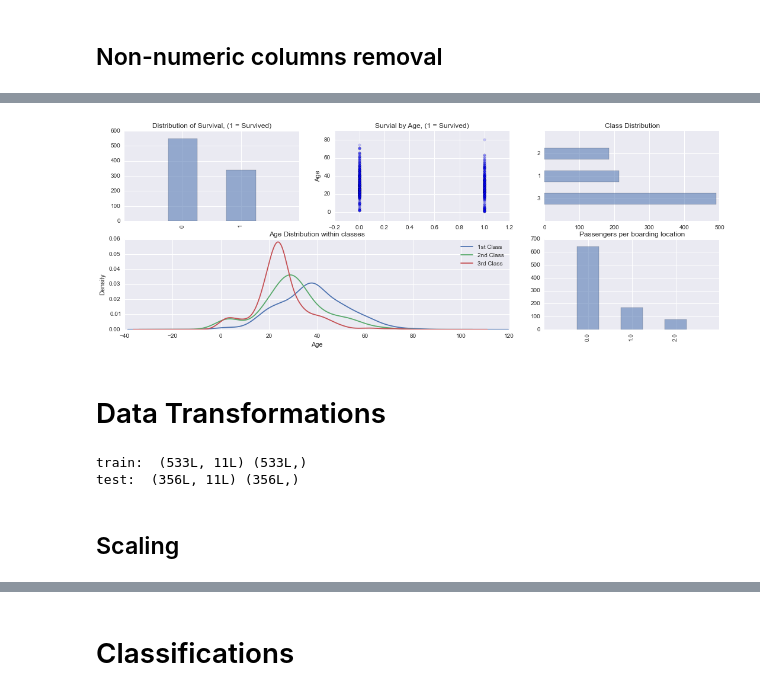
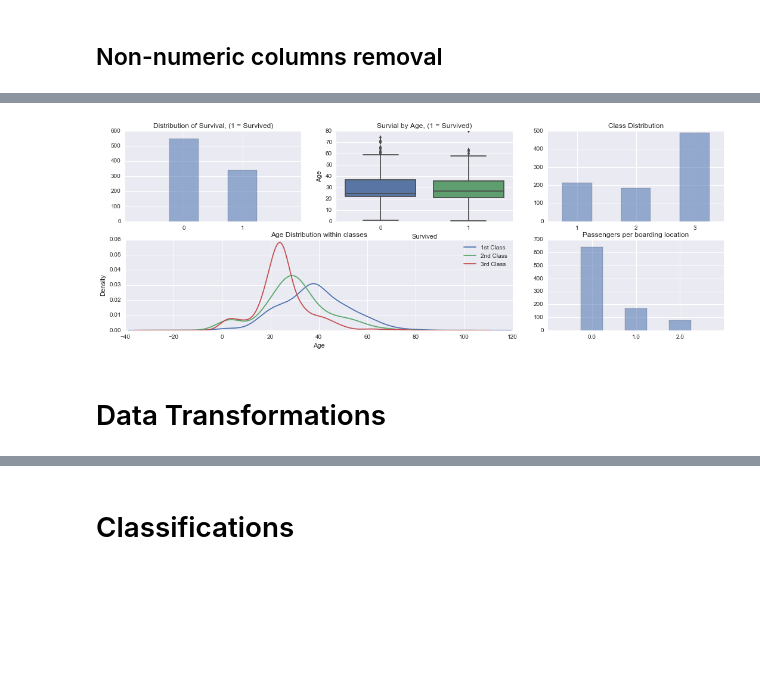
Before and after one commit to Lukiz/k_sinking_ship, a Jupyter notebook: sinking_ship.ipynb, the cells around one changed output, grey strips where cells are left out. Saved outputs shown, nothing was run; the diff lists cells and outputs as text; code cells hidden in the pictures; blank space fills up the shorter version.

```diff
--- a/sinking_ship.ipynb
+++ b/sinking_ship.ipynb
@@ -204,7 +165,9 @@ f.tight_layout();
 # %%
+# Data visualization
+
 # specifies the parameters of our graphs
 fig = plt.figure(figsize=(18,6), dpi=1600)
-alpha=alpha_scatterplot = 0.2
+alpha=alpha_scatterplot = 0.1
 alpha_bar_chart = 0.55
 
 # lets us plot many diffrent shaped graphs together
@@ -213,40 +176,43 @@ ax1 = plt.subplot2grid((2,3),(0,0))
 train.Survived.value_counts().plot(kind='bar', alpha=alpha_bar_chart)
 # this nicely sets the margins in matplotlib to deal with a recent bug 1.3.1
 ax1.set_xlim(-1, 2)
+plt.xticks(rotation=0)
 # puts a title on our graph
 plt.title("Distribution of Survival, (1 = Survived)")
 
 plt.subplot2grid((2,3),(0,1))
-plt.scatter(train.Survived, train.AgeFill, alpha=alpha_scatterplot)
+sns.boxplot(x='Survived', y='AgeFill', data=train[['Survived', 'AgeFill']])
+#plt.scatter(train.Survived, train.AgeFill, alpha=alpha_scatterplot)
 # sets the y axis lablea
 plt.ylabel("Age")
 # formats the grid line style of our graphs
 plt.grid(b=True, which='major', axis='y')
 plt.title("Survial by Age, (1 = Survived)")
 
 ax3 = plt.subplot2grid((2,3),(0,2))
-train.Pclass.value_counts().plot(kind="barh", alpha=alpha_bar_chart)
-ax3.set_ylim(-1, len(train.Pclass.value_counts()))
+train.Pclass.value_counts(sort=False).plot(kind="bar", alpha=alpha_bar_chart)
+plt.xticks(rotation=0)
 plt.title("Class Distribution")
 
 ax4 = plt.subplot2grid((2,3),(1,0), colspan=2)
 # plots a kernel desnsity estimate of the subset of the 1st class passanges's age
 train.AgeFill[train.Pclass == 1].plot(kind='kde', ax=ax4)
 train.AgeFill[train.Pclass == 2].plot(kind='kde', ax=ax4)
 train.AgeFill[train.Pclass == 3].plot(kind='kde', ax=ax4)
 # plots an axis lable
 ax4.set_xlabel("Age")
 plt.title("Age Distribution within classes")
 # sets our legend for our graph.
 plt.legend(('1st Class', '2nd Class','3rd Class'),loc='best')
 
 ax5 = plt.subplot2grid((2,3),(1,2))
 train.Port_no.value_counts().plot(kind='bar', alpha=alpha_bar_chart)
 ax5.set_xlim(-1, len(train.Port_no.value_counts()))
+plt.xticks(rotation=0)
 # specifies the parameters of our graphs
 plt.title("Passengers per boarding location");
 # %% [output]
-[figure, old version]
+[figure, new version]
 # %% [markdown]
 # Data Transformations
 # %%
@@ -266,13 +232,3 @@ train_nona = train[['Pclass',
  'Age*Class',
  'Survived']].dropna().copy()
 train_data = train_nona.values
-# %%
-# random split into training and test sets
-X_train, X_test, y_train, y_test = cross_validation.train_test_split(train_data[:,:-1], train_data[:,-1], test_size=0.4, random_state=0)
-print 'train: ', X_train.shape, y_train.shape
-print 'test: ', X_test.shape, y_test.shape
-# %% [output]
-train:  (533L, 11L) (533L,)
-test:  (356L, 11L) (356L,)
-# %% [markdown]
-## Scaling
```
Also changed, not shown: parts of 77 cells of this notebook.
